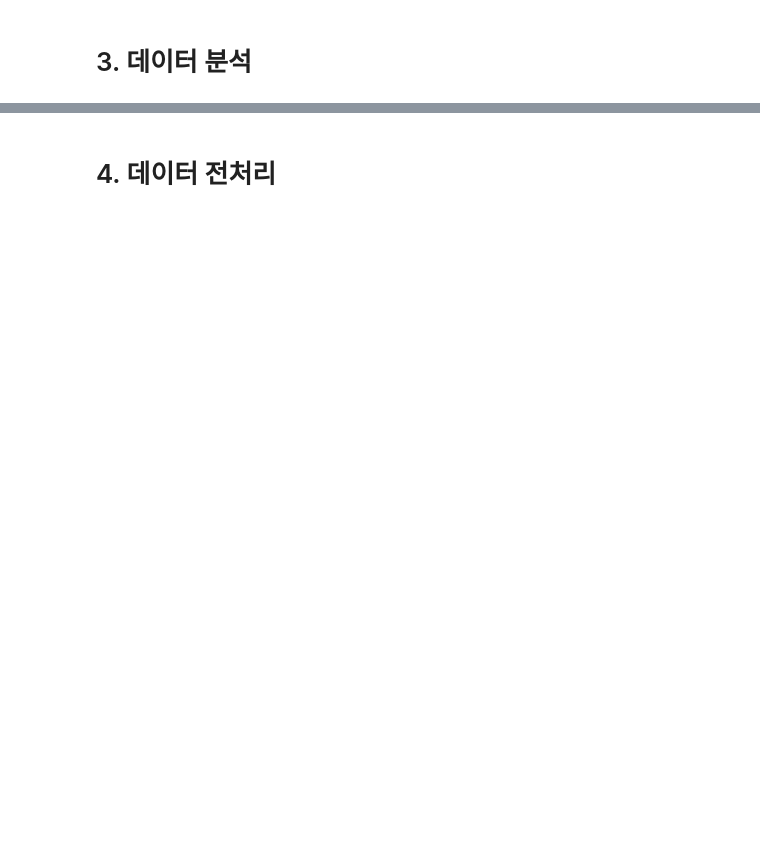
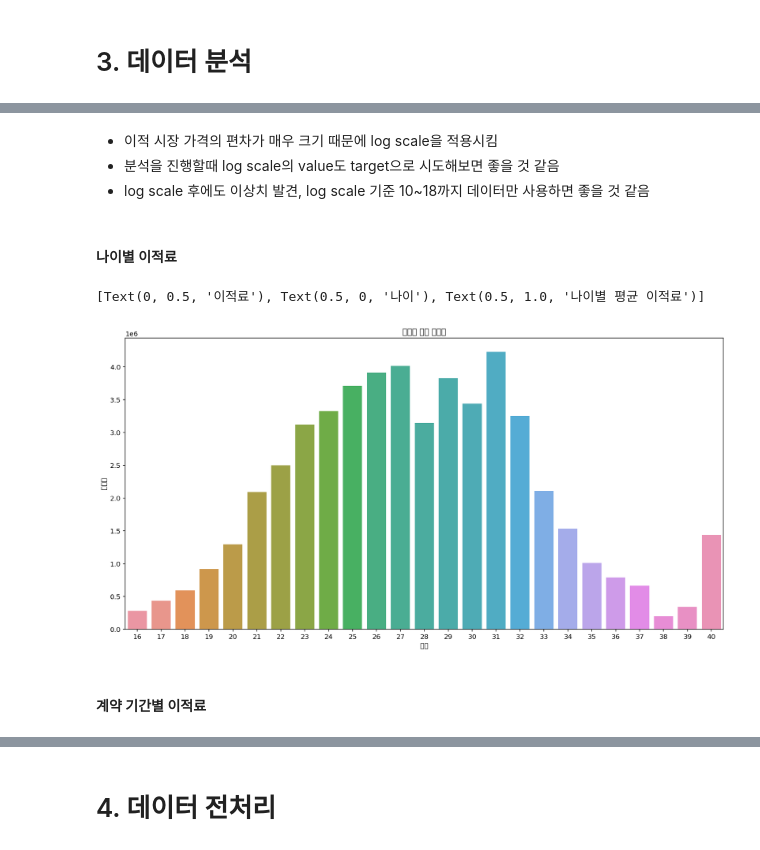
Before and after one commit to querkowe/fifa-pay-prediction, a Jupyter notebook: total_code_fifa_pay_prediction.ipynb, the cells around one changed output, grey strips where cells are left out. Drawn from its saved outputs; the diff is of its cells as text; code cells hidden in the pictures; blank space fills up the shorter version.

```diff
--- a/total_code_fifa_pay_prediction.ipynb
+++ b/total_code_fifa_pay_prediction.ipynb
@@ -47,0 +242,28 @@ submission  = pd.read_csv('submission.csv')
+# %% [markdown]
+* 이적 시장 가격의 편차가 매우 크기 때문에 log scale을 적용시킴
+* 분석을 진행할때 log scale의 value도 target으로 시도해보면 좋을 것 같음
+* log scale 후에도 이상치 발견, log scale 기준 10~18까지 데이터만 사용하면 좋을 것 같음
+# %% [markdown]
+#### 나이별 이적료
+# %%
+# 도화지 그리기
+fig, axe = plt.subplots()
+fig.set_size_inches(16,8)
+
+
+# 나이별 이적료
+group_age_value = train.groupby("age")["value"].mean()
+group_age_value = group_age_value.reset_index() # 순서가 섞인 인덱스를 다시 처음부터 재배열 해서 저장
+
+# 나이별 이적료 막대 그래프
+sns.barplot(x="age", y="value", data=group_age_value)
+
+# 설정
+axe.set(title = "나이별 이적료",
+      xlabel="나이",
+      ylabel="이적료")
+# %% [output]
+[Text(0, 0.5, '이적료'), Text(0.5, 0, '나이'), Text(0.5, 1.0, '나이별 평균 이적료')]
+[figure, added]
+# %% [markdown]
+#### 계약 기간별 이적료
```
Also changed, not shown: parts of 59 cells of this notebook.
